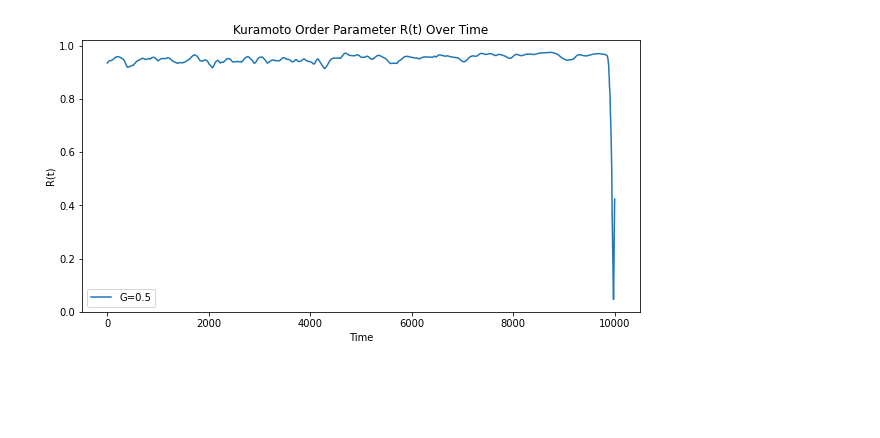
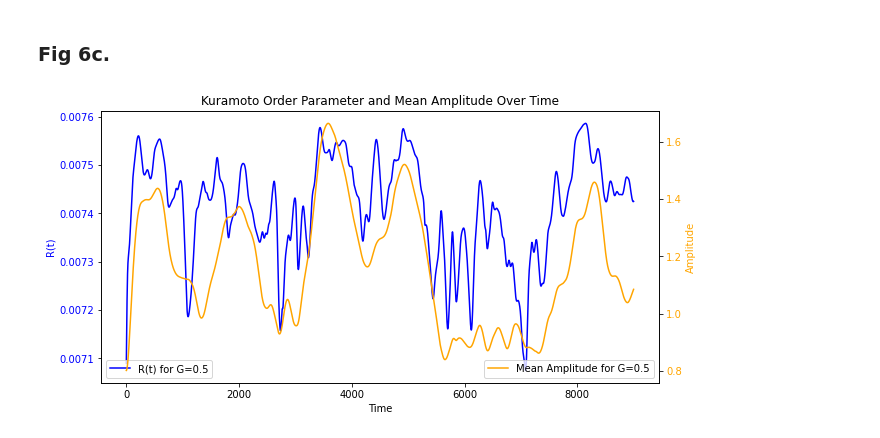
Before and after one commit to shayan823/Deco-Group-1A, a Jupyter notebook: PythonNotebooks/signal_processing.ipynb, the cells around one changed output. Drawn from its saved outputs; the diff is of its cells as text; code cells hidden in the pictures; blank space fills up the shorter version.

```diff
--- a/PythonNotebooks/signal_processing.ipynb
+++ b/PythonNotebooks/signal_processing.ipynb
@@ -196,19 +257,36 @@ def calculate_kuramoto_and_metastability(analytical_x):
     metastability = np.std(R_t)
 
     return R_t, metastability
-# %%
-G = 0.5
-f = 12
-x_signal, filtered_x, analytical_x, amplitude_env_x, _, ultra_slow_x = signal_processing_on_hopf(C, f, G)
-R_t, _ = calculate_kuramoto_and_metastability(analytical_x)
-
-# Plot R_t over time
-plt.figure(figsize=(10, 5))
-plt.plot(R_t, label=f'G={G}')
-plt.title('Kuramoto Order Parameter R(t) Over Time')
-plt.xlabel('Time')
-plt.ylabel('R(t)')
-plt.legend()
-plt.show()
-# %% [output]
-[figure, removed]
+# %% [markdown]
+### Fig 6c.
+# %%
+_, _, analytical_x, amplitude_env_x, smoothened_env_x, _ = signal_processing_on_hopf(signal, C, dt, f, G)
+R_t, _ = calculate_kuramoto_and_metastability(analytical_x)
+mean_amplitude_x = np.mean(smoothened_env_x, axis=1)
+
+# Create a figure and a first axis
+fig, ax1 = plt.subplots(figsize=(10, 5))
+
+# Plot R_t (Kuramoto Order Parameter) on the first axis (ax1) in blue
+ax1.plot(R_t[:9000], label=f'R(t) for G={G}', color='blue')
+ax1.set_xlabel('Time')
+ax1.set_ylabel('R(t)', color='blue')
+ax1.tick_params(axis='y', labelcolor='blue')
+ax1.legend(loc='lower left')
+
+# Create a second y-axis that shares the same x-axis
+ax2 = ax1.twinx()
+
+# Plot mean_amplitude_x on the second axis (ax2) in orange
+ax2.plot(mean_amplitude_x[:9000], label=f'Mean Amplitude for G={G}', color='orange')
+ax2.set_ylabel('Amplitude', color='orange')
+ax2.tick_params(axis='y', labelcolor='orange')
+ax2.legend(loc='lower right')
+
+# Title of the combined plot
+plt.title('Kuramoto Order Parameter and Mean Amplitude Over Time')
+
+# Show the plot with two y-axes
+plt.show()
+# %% [output]
+[figure, added]
```
Also changed, not shown: parts of 15 cells of this notebook.
